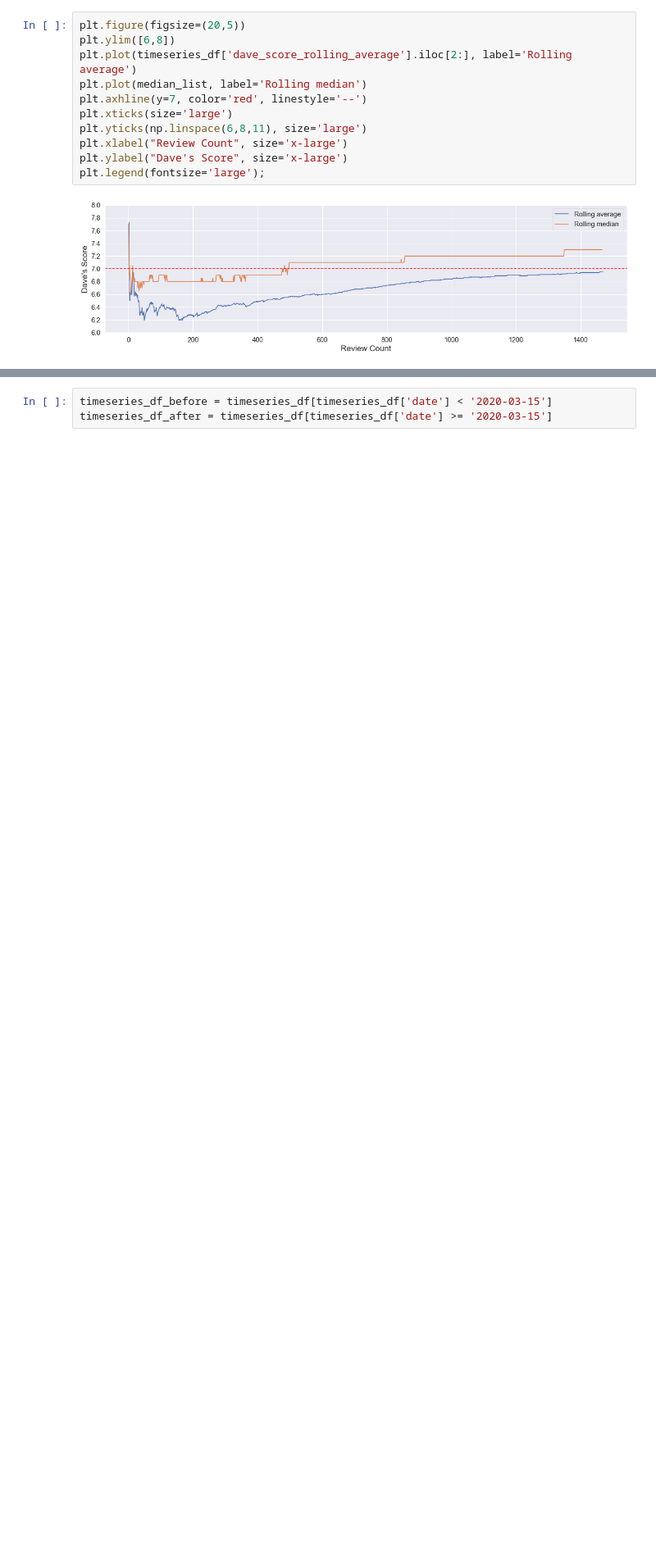
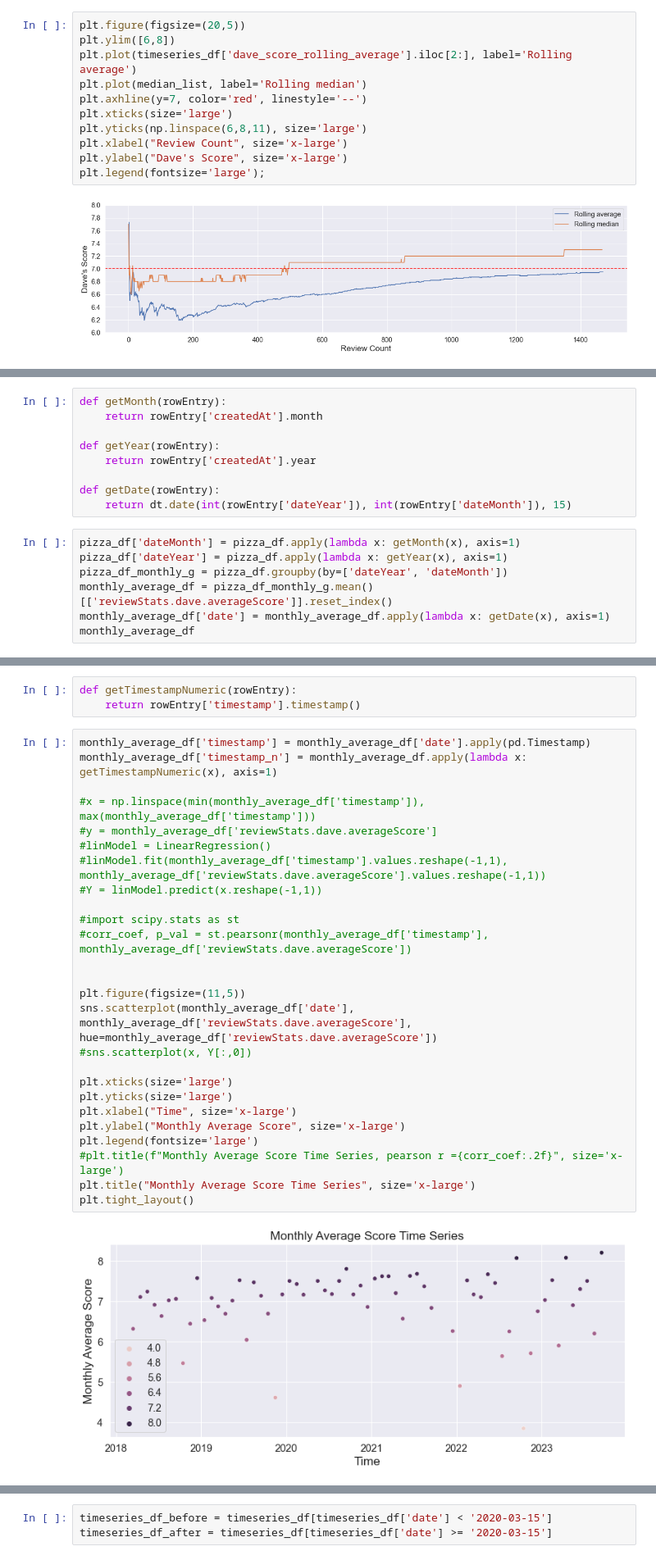
Before and after one commit to dreaminred/barstool-pizza, a Jupyter notebook: main-notebook.ipynb, the cells around one changed output, grey strips where cells are left out. Shown: that part at 82% size. Drawn from its saved outputs; the diff is of its cells as text; blank space fills up the shorter version.

```diff
--- a/main-notebook.ipynb
+++ b/main-notebook.ipynb
@@ -292,0 +305,16 @@ plt.legend(fontsize='large');
+# %%
+def getMonth(rowEntry):
+    return rowEntry['createdAt'].month
+
+def getYear(rowEntry):
+    return rowEntry['createdAt'].year
+
+def getDate(rowEntry):
+    return dt.date(int(rowEntry['dateYear']), int(rowEntry['dateMonth']), 15)
+# %%
+pizza_df['dateMonth'] = pizza_df.apply(lambda x: getMonth(x), axis=1)
+pizza_df['dateYear'] = pizza_df.apply(lambda x: getYear(x), axis=1)
+pizza_df_monthly_g = pizza_df.groupby(by=['dateYear', 'dateMonth'])
+monthly_average_df = pizza_df_monthly_g.mean()[['reviewStats.dave.averageScore']].reset_index()
+monthly_average_df['date'] = monthly_average_df.apply(lambda x: getDate(x), axis=1)
+monthly_average_df
@@ -293 +335,32 @@ plt.legend(fontsize='large');
+# %%
+def getTimestampNumeric(rowEntry):
+    return rowEntry['timestamp'].timestamp()
+# %%
+monthly_average_df['timestamp'] = monthly_average_df['date'].apply(pd.Timestamp)
+monthly_average_df['timestamp_n'] = monthly_average_df.apply(lambda x: getTimestampNumeric(x), axis=1)
+
+#x = np.linspace(min(monthly_average_df['timestamp']), max(monthly_average_df['timestamp']))
+#y = monthly_average_df['reviewStats.dave.averageScore']
+#linModel = LinearRegression()
+#linModel.fit(monthly_average_df['timestamp'].values.reshape(-1,1), monthly_average_df['reviewStats.dave.averageScore'].values.reshape(-1,1))
+#Y = linModel.predict(x.reshape(-1,1))
+
+#import scipy.stats as st
+#corr_coef, p_val = st.pearsonr(monthly_average_df['timestamp'], monthly_average_df['reviewStats.dave.averageScore'])
+
+
+plt.figure(figsize=(11,5))
+sns.scatterplot(monthly_average_df['date'], monthly_average_df['reviewStats.dave.averageScore'], hue=monthly_average_df['reviewStats.dave.averageScore'])
+#sns.scatterplot(x, Y[:,0])
+
+plt.xticks(size='large')
+plt.yticks(size='large')
+plt.xlabel("Time", size='x-large')
+plt.ylabel("Monthly Average Score", size='x-large')
+plt.legend(fontsize='large')
+#plt.title(f"Monthly Average Score Time Series, pearson r ={corr_coef:.2f}", size='x-large')
+plt.title("Monthly Average Score Time Series", size='x-large')
+plt.tight_layout()
+# %% [output]
+[figure, added]
 # %% [markdown]
```
Also changed, not shown: parts of 20 cells of this notebook, 1 other file.
